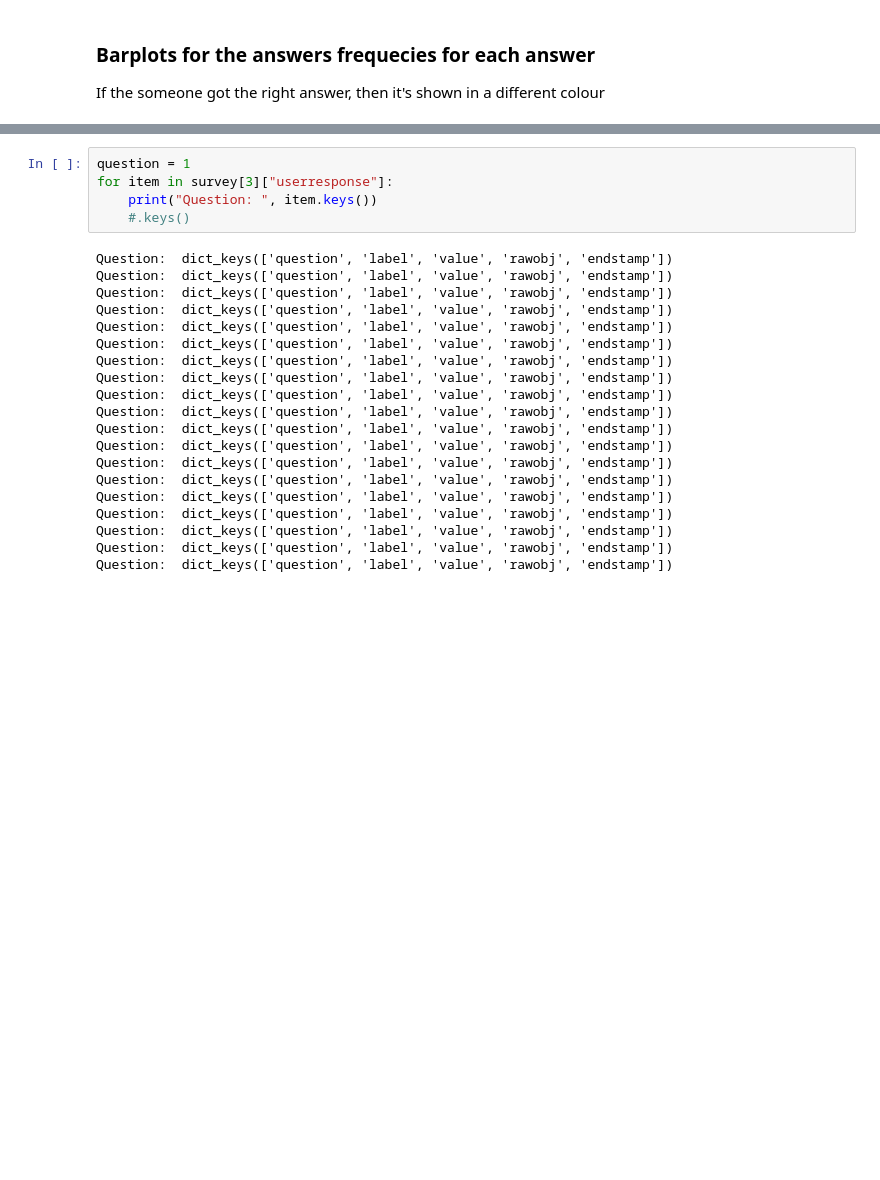
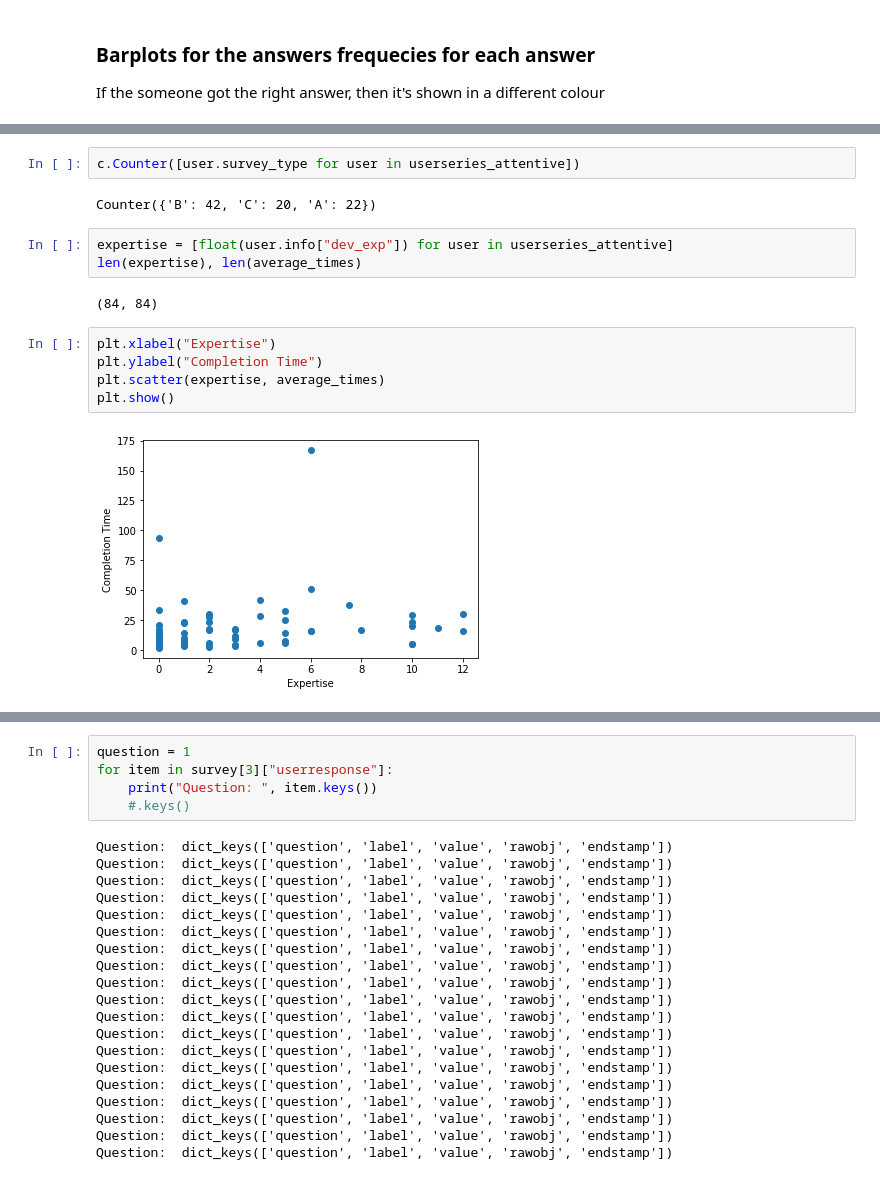
Before and after one commit to ToreGore/HASE, a Jupyter notebook: Analyzer.ipynb, the cells around one changed output, grey strips where cells are left out. Drawn from its saved outputs; the diff is of its cells as text; blank space fills up the shorter version.

```diff
--- a/Analyzer.ipynb
+++ b/Analyzer.ipynb
@@ -175,0 +262,16 @@ np.mean(np.asarray(average_times))
+# %%
+c.Counter([user.survey_type for user in userseries_attentive])
+# %% [output]
+Counter({'B': 42, 'C': 20, 'A': 22})
+# %%
+expertise = [float(user.info["dev_exp"]) for user in userseries_attentive]
+len(expertise), len(average_times)
+# %% [output]
+(84, 84)
+# %%
+plt.xlabel("Expertise")
+plt.ylabel("Completion Time")
+plt.scatter(expertise, average_times)
+plt.show()
+# %% [output]
+[figure, added]
```
Also changed, not shown: parts of 27 cells of this notebook, 35 other files.
